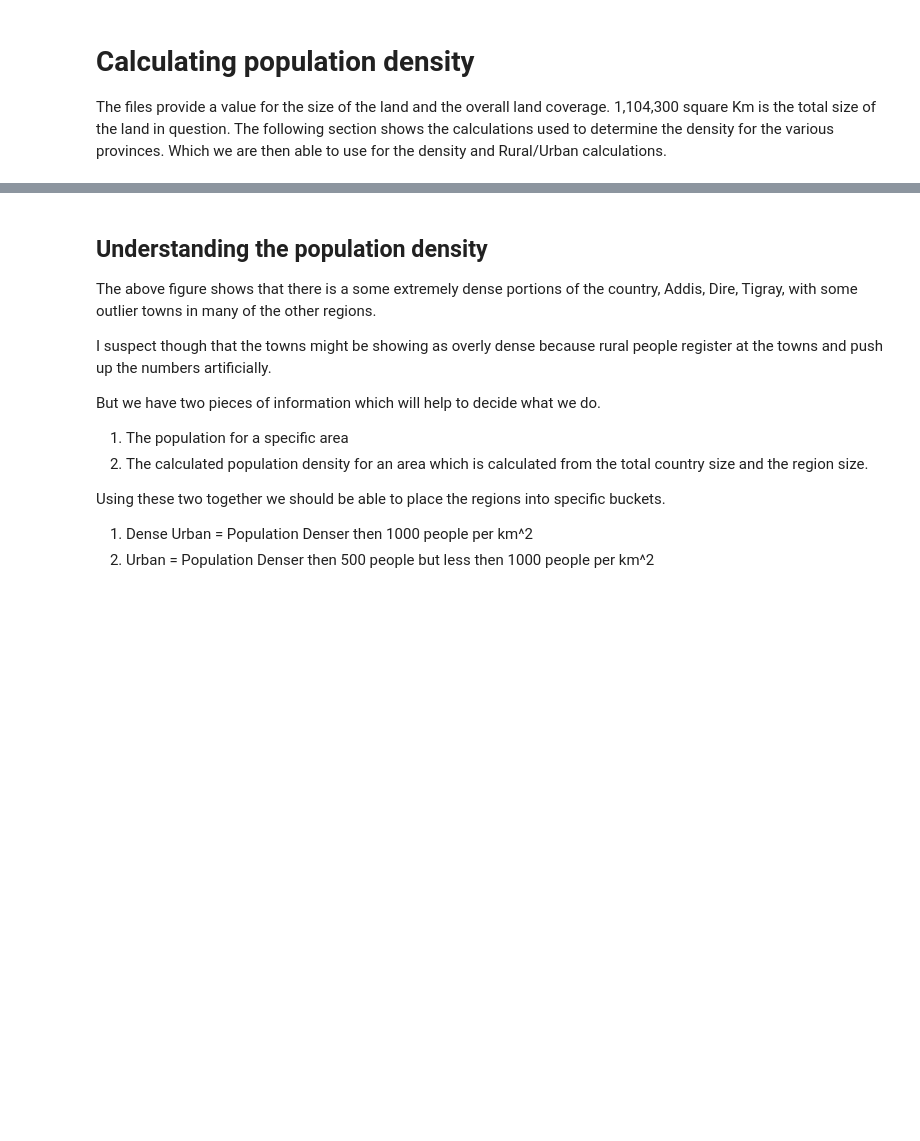
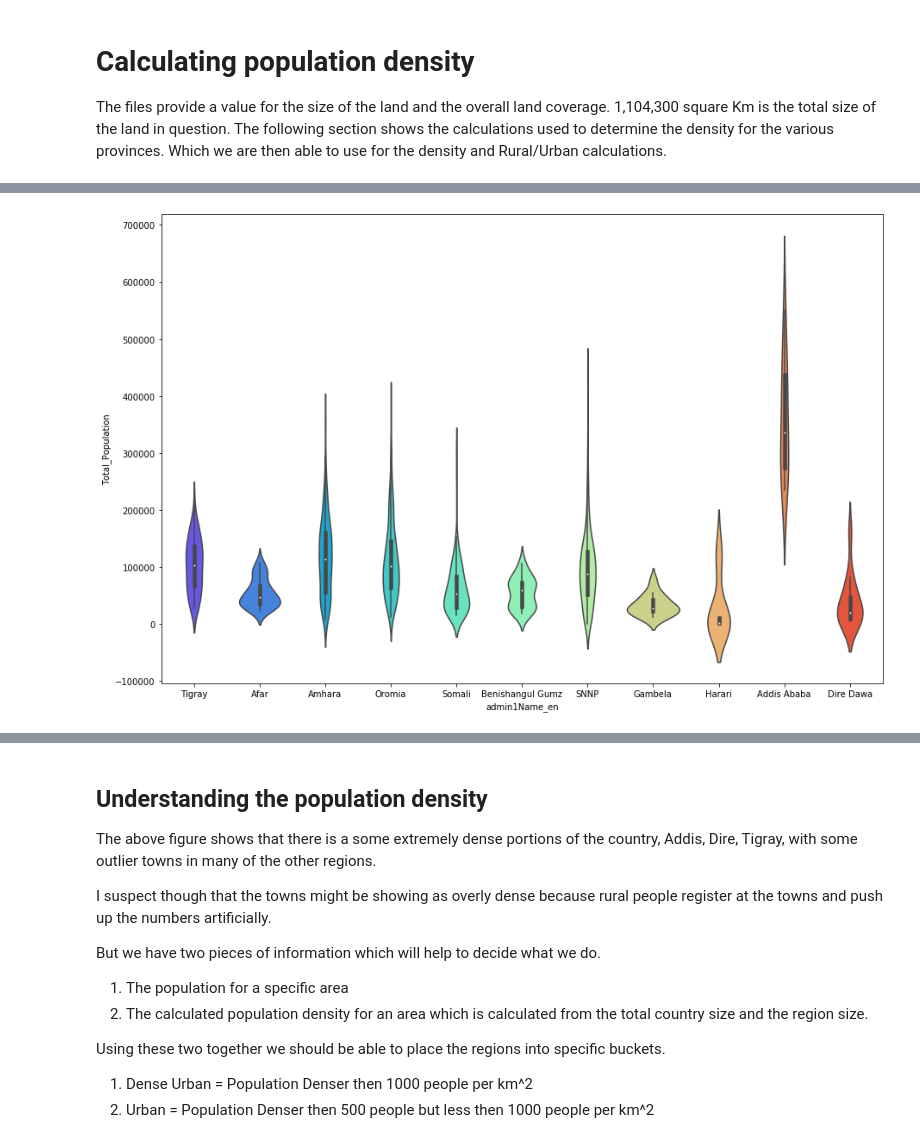
Before and after one commit to johnmeye/Ethiopia, a Jupyter notebook: Ethiopia Design File.ipynb, the cells around one changed output, grey strips where cells are left out. Drawn from its saved outputs; the diff is of its cells as text; code cells hidden in the pictures; blank space fills up the shorter version.

```diff
--- a/Ethiopia Design File.ipynb
+++ b/Ethiopia Design File.ipynb
@@ -126,0 +177,7 @@ SiteTable.replace(to_replace=0, value=np.nan, inplace=True)
+# %%
+SiteTable.replace(to_replace=0, value=np.nan, inplace=True)
+
+#Dropping a lot of information from Admin3 here to speed things up; we can return later if need be.
+SiteTable.drop(SiteTable.iloc[:, 9:26], inplace = True, axis = 1)
+SiteTable.drop(SiteTable.iloc[:, 6:8], inplace = True, axis = 1)
+SiteTable.info()
@@ -176,8 +286,10 @@ Fulltable['Population_Density'].sample(10)
 # %%
 plt.figure(figsize=(15,10))
 plt.tight_layout()
-sns.boxplot(x="admin1Name_en", y="Total_Population", data=Fulltable,palette='rainbow')
+sns.violinplot(x="admin1Name_en", y="Total_Population", data=Fulltable,palette='rainbow')
 plt.show()
+# %% [output]
+[figure, added]
 # %%
 def CHOROMAP(DF,JSON,LOCATION,FEATUREKEY,COLOR,RANGE_L,RANGE_U, TITLE):
     Figure = px.choropleth_mapbox(DF,
```
Also changed, not shown: parts of 30 cells of this notebook, 8 other files.
